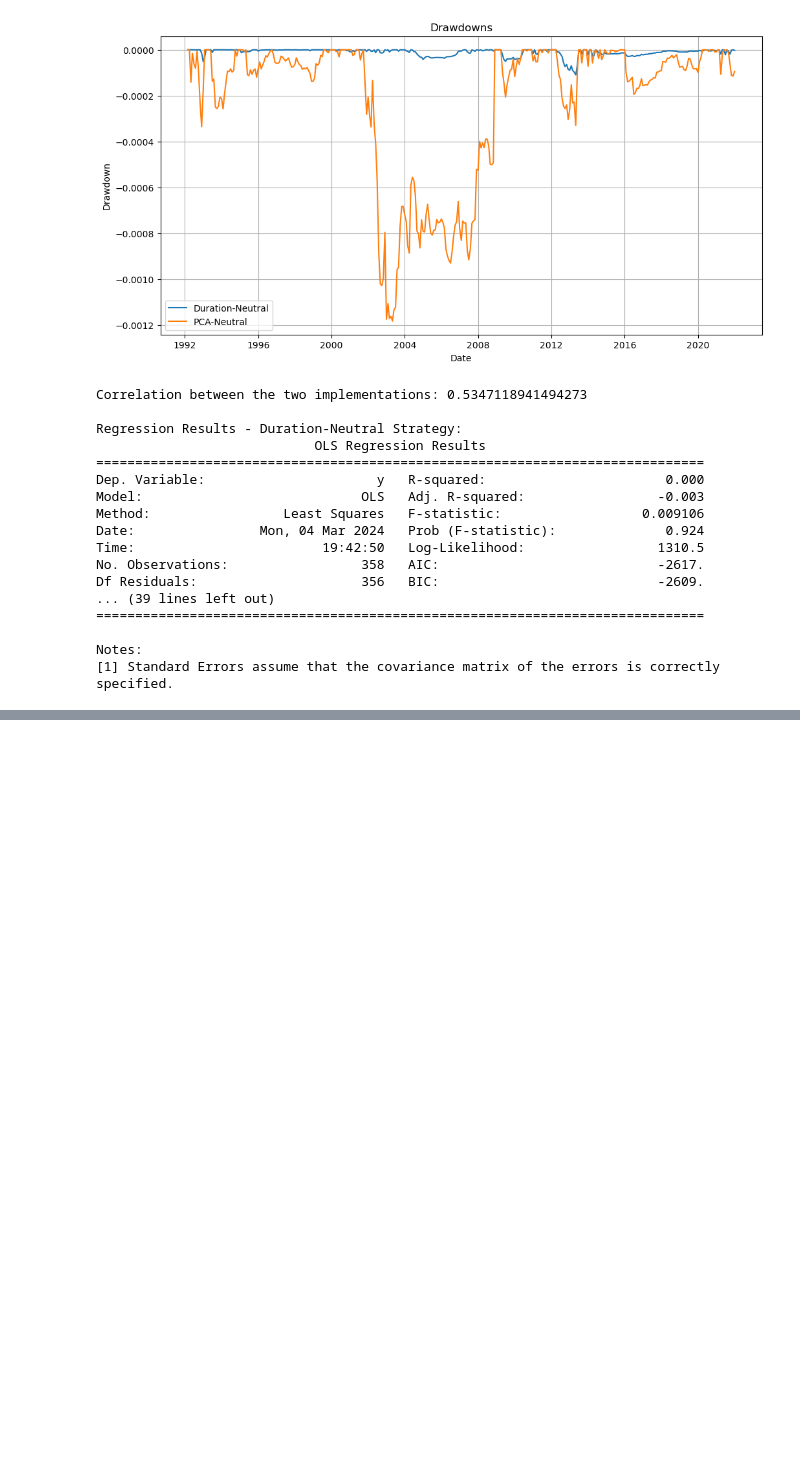
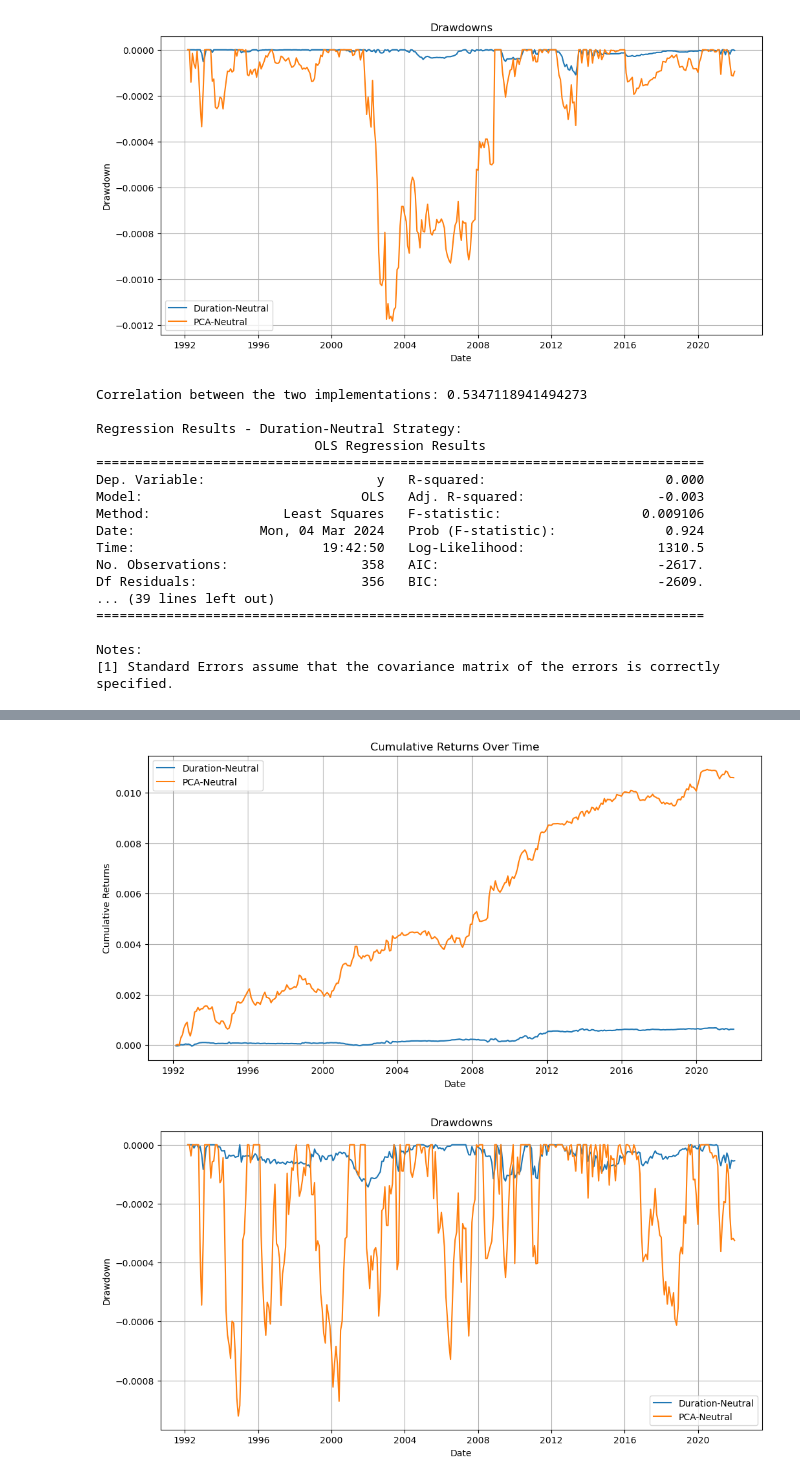
Before and after one commit to krishnapolasom/fixedincome, a Jupyter notebook: Problem Set 2.ipynb, the cells around one changed output, grey strips where cells are left out. Saved outputs shown, nothing was run; the diff lists cells and outputs as text; code cells hidden in the pictures; blank space fills up the shorter version.

```diff
--- a/Problem Set 2.ipynb
+++ b/Problem Set 2.ipynb
@@ -594,0 +681,7 @@ pricing_errors_df_threefactors
+# %%
+# Problem 11 Z-Score
+# Compute the z-score of the pricing error
+pricing_error_zscore = (butterfly_pricing_error) / butterfly_pricing_error.std()
+
+# Truncate the z-score at +/- 2
+pricing_error_zscore = np.clip(pricing_error_zscore, -2, 2)
@@ -594,0 +790,35 @@ pricing_errors_df_threefactors
+# %%
+#Problem 11 cumulative returns and max drawdown
+
+# Calculate cumulative returns
+cumulative_returns_dur = excess_returns_dur.cumsum()
+cumulative_returns_pca = excess_returns_pca.cumsum()
+
+# Calculate drawdowns
+drawdowns_dur = cumulative_returns_dur - cumulative_returns_dur.cummax()
+drawdowns_pca = cumulative_returns_pca - cumulative_returns_pca.cummax()
+
+# Plot cumulative returns over time
+plt.figure(figsize=(12, 6))
+plt.plot(cumulative_returns_dur.index, cumulative_returns_dur, label='Duration-Neutral')
+plt.plot(cumulative_returns_pca.index, cumulative_returns_pca, label='PCA-Neutral')
+plt.title('Cumulative Returns Over Time')
+plt.xlabel('Date')
+plt.ylabel('Cumulative Returns')
+plt.legend()
+plt.grid(True)
+plt.show()
+
+# Plot drawdowns
+plt.figure(figsize=(12, 6))
+plt.plot(drawdowns_dur.index, drawdowns_dur, label='Duration-Neutral')
+plt.plot(drawdowns_pca.index, drawdowns_pca, label='PCA-Neutral')
+plt.title('Drawdowns')
+plt.xlabel('Date')
+plt.ylabel('Drawdown')
+plt.legend()
+plt.grid(True)
+plt.show()
+# %% [output]
+[figure, added]
+[figure, added]
```
Also changed, not shown: parts of 9 cells of this notebook.
